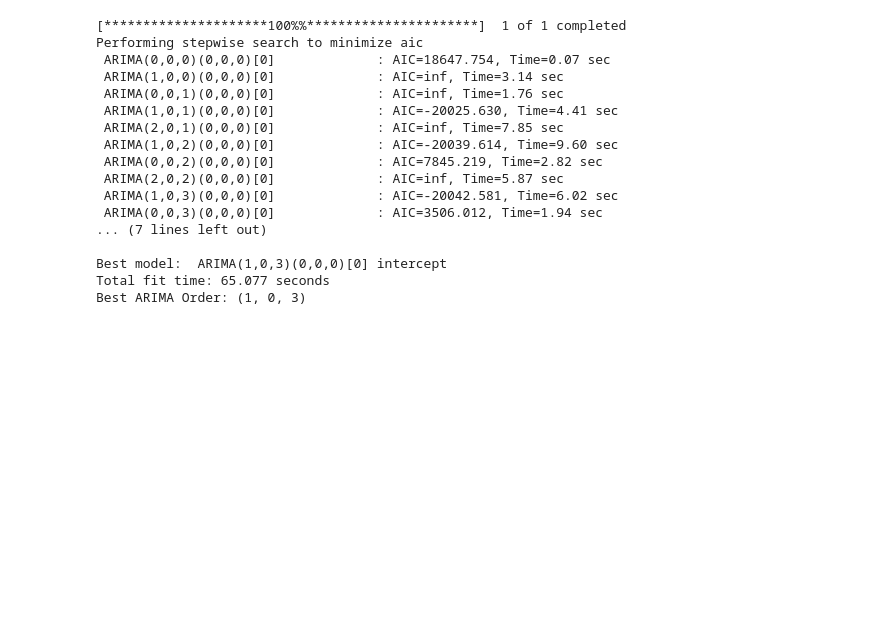
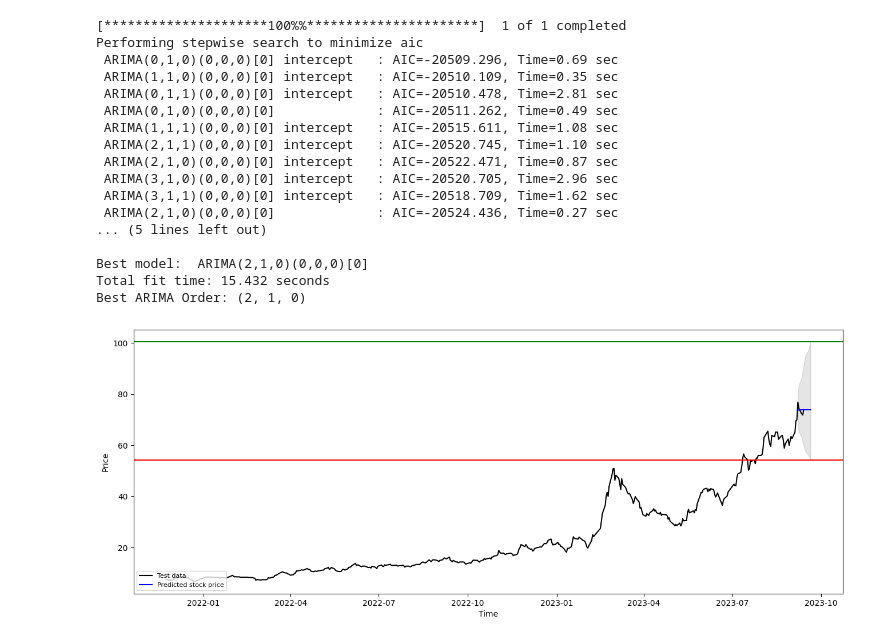
Before and after one commit to erendagasan/Eren-Dagasan-Personal, a Jupyter notebook: ARIMA SONNNNNNNNNNNNNNNNNNNNN.ipynb, the cells around one changed output. Cells and saved outputs as stored; diff of their text form; code cells hidden in the pictures; blank space fills up the shorter version.

```diff
--- a/ARIMA SONNNNNNNNNNNNNNNNNNNNN.ipynb
+++ b/ARIMA SONNNNNNNNNNNNNNNNNNNNN.ipynb
@@ -17,7 +17,7 @@ from sklearn.metrics import mean_squared_error, mean_absolute_error
 import math
 import yfinance as yf
 
-stock = "TCELL.IS"
+stock = "OYAKC.IS"
 
 dateparse = lambda dates: pd.datetime.strptime(dates, '%Y-%m-%d')
 stock_data = yf.download(stock, start="2006-01-01", end="2023-09-14")
@@ -44,26 +44,26 @@ print("Best ARIMA Order:", best_order)
 # %% [output]
 [*********************100%%**********************]  1 of 1 completed
 Performing stepwise search to minimize aic
- ARIMA(0,0,0)(0,0,0)[0]             : AIC=18647.754, Time=0.07 sec
- ARIMA(1,0,0)(0,0,0)[0]             : AIC=inf, Time=3.14 sec
- ARIMA(0,0,1)(0,0,0)[0]             : AIC=inf, Time=1.76 sec
- ARIMA(1,0,1)(0,0,0)[0]             : AIC=-20025.630, Time=4.41 sec
- ARIMA(2,0,1)(0,0,0)[0]             : AIC=inf, Time=7.85 sec
- ARIMA(1,0,2)(0,0,0)[0]             : AIC=-20039.614, Time=9.60 sec
- ARIMA(0,0,2)(0,0,0)[0]             : AIC=7845.219, Time=2.82 sec
- ARIMA(2,0,2)(0,0,0)[0]             : AIC=inf, Time=5.87 sec
- ARIMA(1,0,3)(0,0,0)[0]             : AIC=-20042.581, Time=6.02 sec
- ARIMA(0,0,3)(0,0,0)[0]             : AIC=3506.012, Time=1.94 sec
-... (7 lines left out)
+ ARIMA(0,1,0)(0,0,0)[0] intercept   : AIC=-20509.296, Time=0.69 sec
+ ARIMA(1,1,0)(0,0,0)[0] intercept   : AIC=-20510.109, Time=0.35 sec
+ ARIMA(0,1,1)(0,0,0)[0] intercept   : AIC=-20510.478, Time=2.81 sec
+ ARIMA(0,1,0)(0,0,0)[0]             : AIC=-20511.262, Time=0.49 sec
+ ARIMA(1,1,1)(0,0,0)[0] intercept   : AIC=-20515.611, Time=1.08 sec
+ ARIMA(2,1,1)(0,0,0)[0] intercept   : AIC=-20520.745, Time=1.10 sec
+ ARIMA(2,1,0)(0,0,0)[0] intercept   : AIC=-20522.471, Time=0.87 sec
+ ARIMA(3,1,0)(0,0,0)[0] intercept   : AIC=-20520.705, Time=2.96 sec
+ ARIMA(3,1,1)(0,0,0)[0] intercept   : AIC=-20518.709, Time=1.62 sec
+ ARIMA(2,1,0)(0,0,0)[0]             : AIC=-20524.436, Time=0.27 sec
+... (5 lines left out)
 
-Best model:  ARIMA(1,0,3)(0,0,0)[0] intercept
-Total fit time: 65.077 seconds
-Best ARIMA Order: (1, 0, 3)
+Best model:  ARIMA(2,1,0)(0,0,0)[0]
+Total fit time: 15.432 seconds
+Best ARIMA Order: (2, 1, 0)
 # %%
 from statsmodels.tsa.arima.model import ARIMA
 from datetime import datetime, timedelta
 
-start="2023-08-14"
+start="2023-08-31"
 end="2023-09-14"
 
 stock_data = yf.download(stock, start=start, end=end, progress=False)
@@ -73,35 +73,37 @@ fitted = model.fit()
 # %%
 forecast_results = fitted.get_forecast(steps=len(stock_data), alpha=0.05)
 
 fc = forecast_results.predicted_mean
 conf = forecast_results.conf_int()
 
 fc_series = pd.Series(fc, index=test_data.index)
 lower_series = pd.Series(conf.iloc[:, 0], index=test_data.index)
 upper_series = pd.Series(conf.iloc[:, 1], index=test_data.index)
 
 plt.figure(figsize=(16,6), dpi=100)
 # plt.plot(np.exp(train_data[3500:]), label='Training data', color="black")
-plt.plot(np.exp(test_data), color='blue', label='Test data')
+plt.plot(np.exp(test_data), color='black', label='Test data')
 
 # plt.plot(test_data.index, np.exp(fc), color='orange', label='Predicted Stock Price')  # Convert back to original scale
 # plt.fill_between(test_data.index, np.exp(conf.iloc[:, 0]), np.exp(conf.iloc[:, 1]),
 #                  color='k', alpha=.10)
 
 # plt.plot(stock_data["Close"], color='red', label='Excluded stock data')
 
-plt.plot(new_date_index, np.exp(fc), color='red', label='Predicted stock price')  # Convert back to original scale
+plt.plot(new_date_index, np.exp(fc), color='blue', label='Predicted stock price')  # Convert back to original scale
 plt.fill_between(new_date_index, np.exp(conf.iloc[:, 0]), np.exp(conf.iloc[:, 1]),
-                 color='black', alpha=.10)
+                 color='k', alpha=.10)
 
 
 plt.axhline(np.exp(conf.iloc[:, 1].max()), color="green")
 plt.axhline(np.exp(conf.iloc[:, 0].min()), color="red")
 
 plt.xlabel('Time')
 plt.ylabel('Price')
 plt.legend(loc='lower left', fontsize=8)
 plt.show()
+# %% [output]
+[figure, added]
 # %%
 # report performance
 mse = mean_squared_error(test_data, fc)
```
